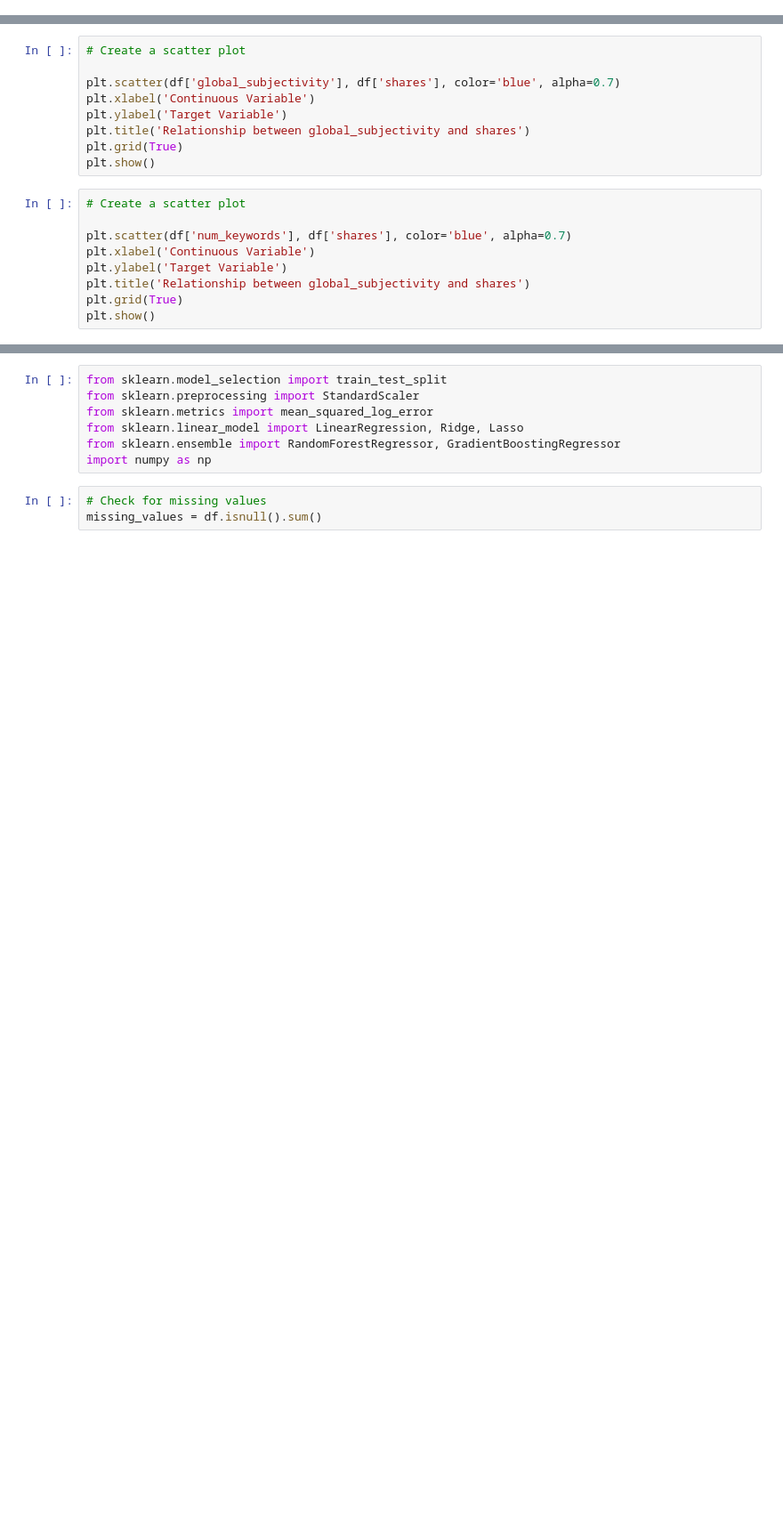
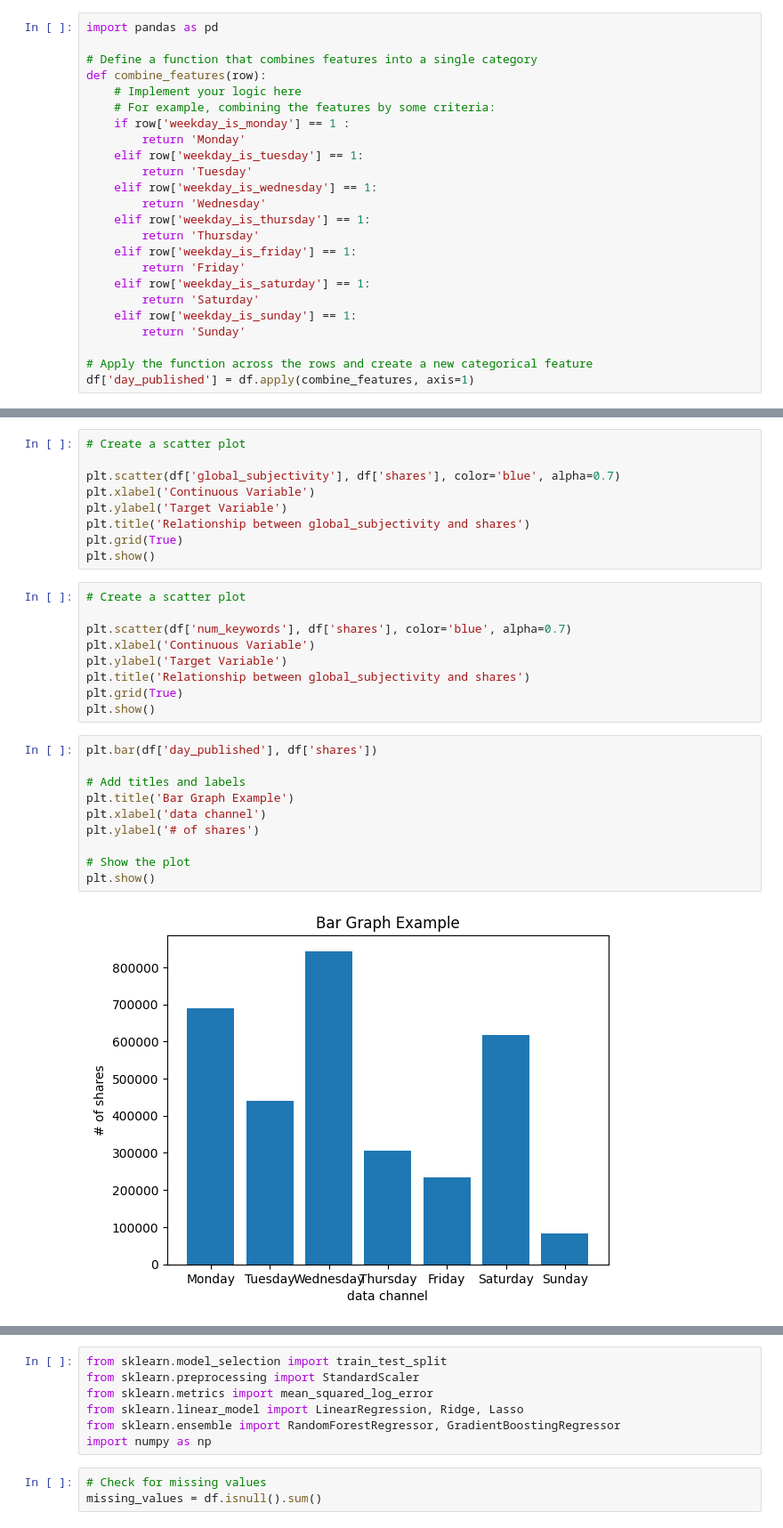
Before and after one commit to Ruchit42/Online_News_Shares, a Jupyter notebook: Capstone_News_shares_current_version.ipynb, the cells around one changed output, grey strips where cells are left out. Shown at 89% size. Cells and saved outputs as stored; diff of their text form; blank space fills up the shorter version.

```diff
--- a/Capstone_News_shares_current_version.ipynb
+++ b/Capstone_News_shares_current_version.ipynb
@@ -91,3 +113,27 @@ dtype: int64
+# %%
+import pandas as pd
+
+# Define a function that combines features into a single category
+def combine_features(row):
+    # Implement your logic here
+    # For example, combining the features by some criteria:
+    if row['weekday_is_monday'] == 1 :
+        return 'Monday'
+    elif row['weekday_is_tuesday'] == 1:
+        return 'Tuesday'
+    elif row['weekday_is_wednesday'] == 1:
+        return 'Wednesday'
+    elif row['weekday_is_thursday'] == 1:
+        return 'Thursday'
+    elif row['weekday_is_friday'] == 1:
+        return 'Friday'
+    elif row['weekday_is_saturday'] == 1:
+        return 'Saturday'
+    elif row['weekday_is_sunday'] == 1:
+        return 'Sunday'
+
+# Apply the function across the rows and create a new categorical feature
+df['day_published'] = df.apply(combine_features, axis=1)
 # %%
 # Checking for duplicates in our dataframe
 #Check for dulicate rows except the first occurrence
@@ -247,3 +288,15 @@ plt.ylabel('Target Variable')
 plt.title('Relationship between global_subjectivity and shares')
 plt.grid(True)
 plt.show()
+# %%
+plt.bar(df['day_published'], df['shares'])
+
+# Add titles and labels
+plt.title('Bar Graph Example')
+plt.xlabel('data channel')
+plt.ylabel('# of shares')
+
+# Show the plot
+plt.show()
+# %% [output]
+[figure, added]
```
Also changed, not shown: parts of 7 cells of this notebook.
